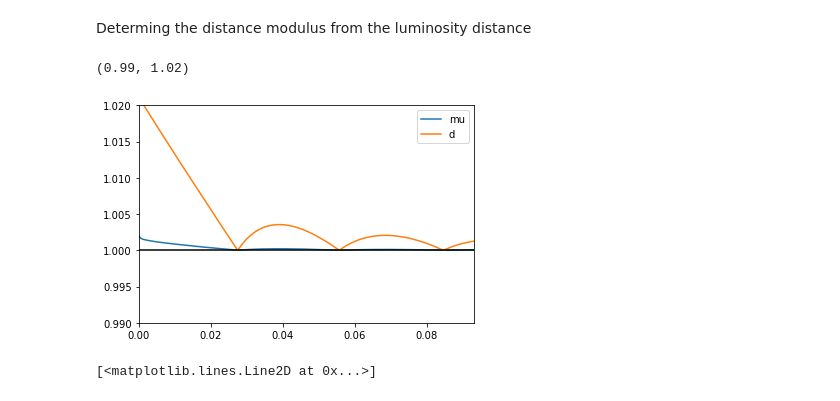
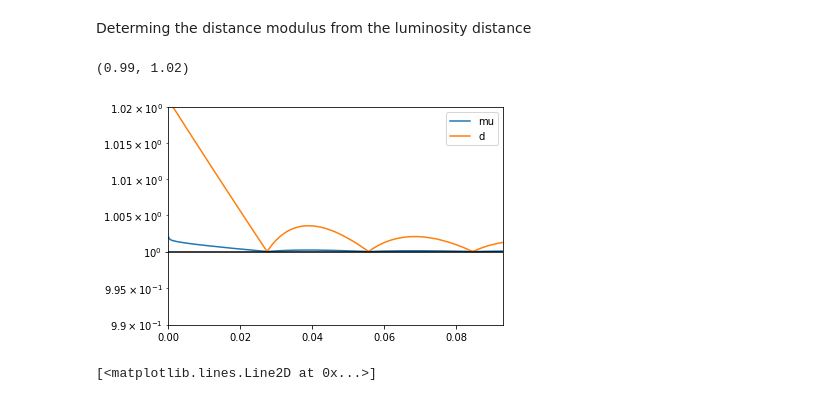
Before and after one commit to jakobk123/SN1a, a Jupyter notebook: notebooks/Jax_cosmo_distmod.ipynb, the cells around one changed output. Saved outputs shown, nothing was run; the diff lists cells and outputs as text; code cells hidden in the pictures.

```diff
--- a/notebooks/Jax_cosmo_distmod.ipynb
+++ b/notebooks/Jax_cosmo_distmod.ipynb
@@ -36,15 +36,15 @@ d_jk = cosmo_jk.d_L(cosmo_jk.H_z(**cd))
 mu_jk=cosmo_jk.dist_mod(cd)
 # %%
 import matplotlib.pyplot as plt
-plt.plot(zz, mu_jc/mu_jk, label='mu')
-plt.plot(zz, d_jc/d_jk, label='d')
+plt.semilogy(zz, mu_jc/mu_jk, label='mu')
+plt.semilogy(zz, d_jc/d_jk, label='d')
 plt.legend()
 plt.xlim(0., 0.0931)
 plt.axhline(1, color='k')
 plt.ylim(0.99,1.02)
 # %% [output]
 (0.99, 1.02)
-[figure, old version]
+[figure, new version]
 # %%
 plt.plot(zz, d_jc/d_jk)
 # %% [output]
```
Also changed, not shown: parts of 3 cells of this notebook, 1 other file.
